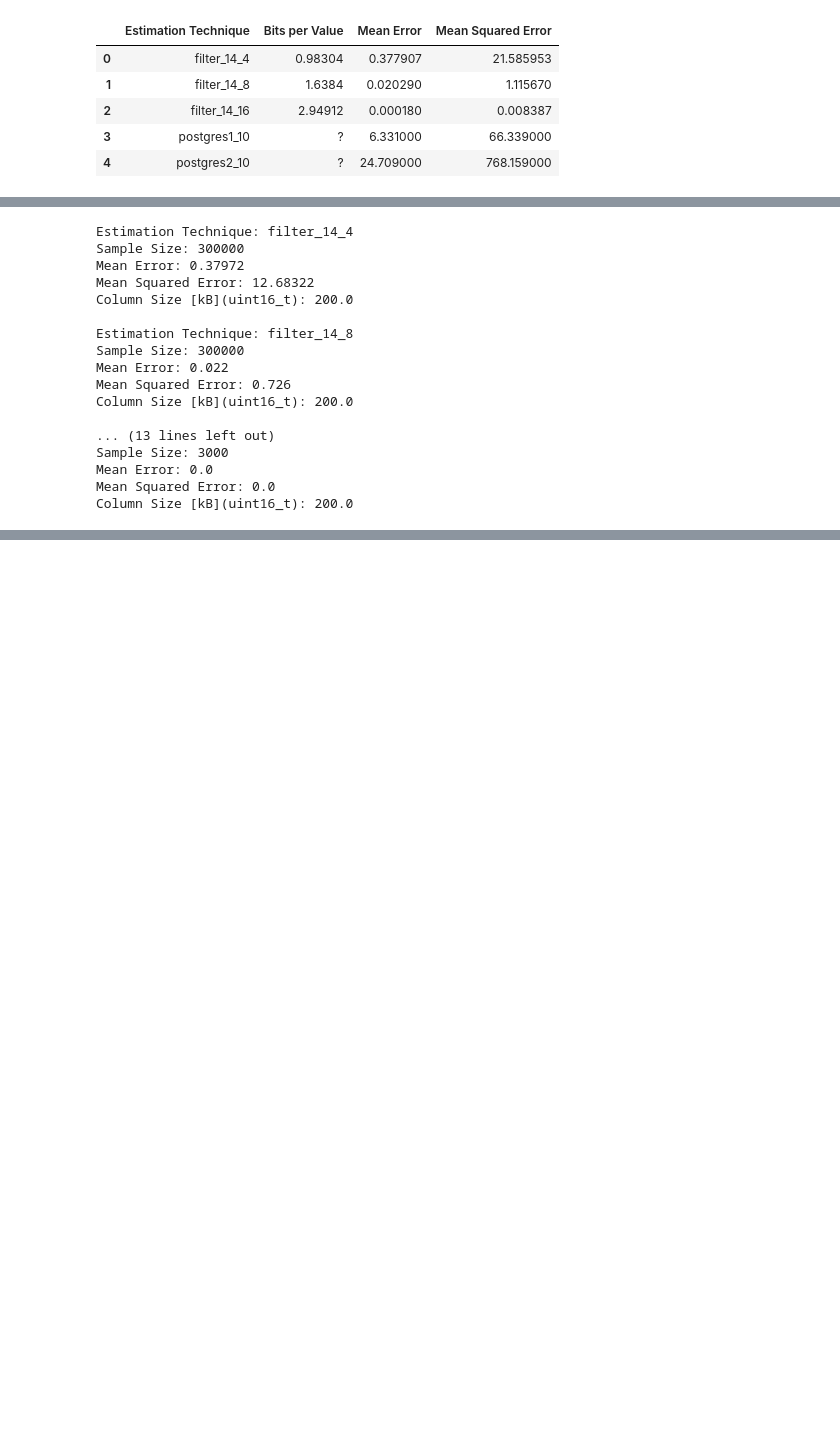
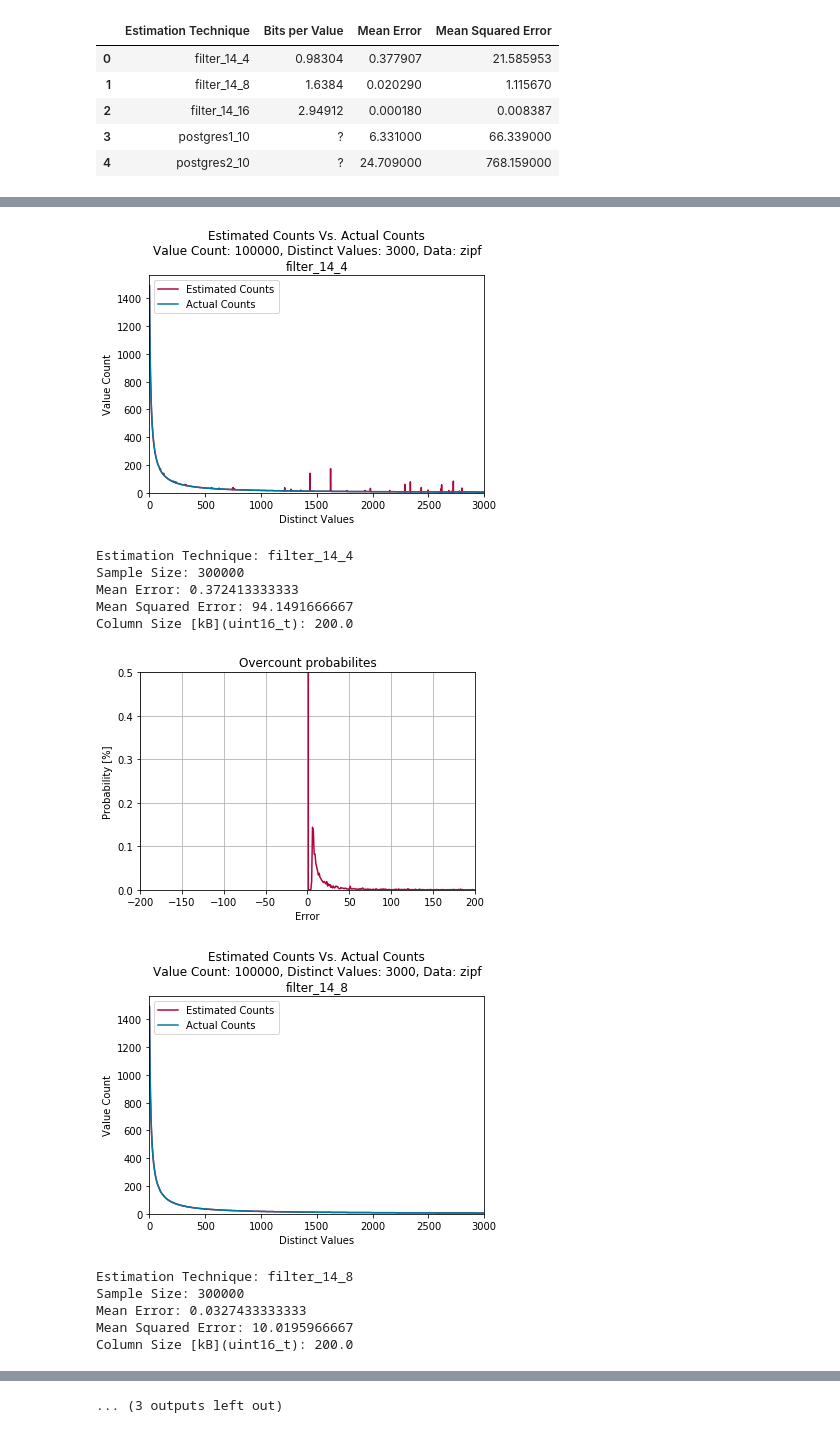
Before and after one commit to ArneMayer/MasterarbeitJupyter, a Jupyter notebook: Cardinality Estimation.ipynb, the cells around one changed output, grey strips where cells are left out. Cells and saved outputs as stored; diff of their text form; code cells hidden in the pictures; blank space fills up the shorter version.

```diff
--- a/Cardinality Estimation.ipynb
+++ b/Cardinality Estimation.ipynb
@@ -286,31 +280,33 @@ Column Size [kB](uint16_t): 200.0
-# %%
-data = "normal"
-distinct_values = 3000
-row_count = 100000
-
-#evaluate(14, 4, data, distinct_values)
-misestimation_evaluation(row_count, distinct_values, data_name, "filter_14_4")
-#evaluate(14, 8, data, distinct_values)
-misestimation_evaluation(row_count, distinct_values, data_name, "filter_14_8")
-#evaluate(14, 16, data, distinct_values)
-misestimation_evaluation(row_count, distinct_values, data_name, "filter_14_16")
-misestimation_evaluation(row_count, distinct_values, data_name, "postgres1_10")
-misestimation_evaluation(row_count, distinct_values, data_name, "postgres2_10")
-# %% [output]
-Estimation Technique: filter_14_4
-Sample Size: 300000
-Mean Error: 0.37972
-Mean Squared Error: 12.68322
-Column Size [kB](uint16_t): 200.0
-
-Estimation Technique: filter_14_8
-Sample Size: 300000
-Mean Error: 0.022
-Mean Squared Error: 0.726
-Column Size [kB](uint16_t): 200.0
-
-... (13 lines left out)
-Sample Size: 3000
-Mean Error: 0.0
-Mean Squared Error: 0.0
-Column Size [kB](uint16_t): 200.0
+# %%
+data = "normal"
+distinct_values = 3000
+row_count = 100000
+
+estimation_example(data_name, row_count, distinct_values, "filter_14_4")
+estimation_evaluation(data_name, row_count, distinct_values, "filter_14_4")
+
+estimation_example(data_name, row_count, distinct_values, "filter_14_8")
+estimation_evaluation(data_name, row_count, distinct_values, "filter_14_8")
+
+estimation_example(data_name, row_count, distinct_values, "filter_14_16")
+estimation_evaluation(data_name, row_count, distinct_values, "filter_14_16")
+
+estimation_example(data_name, row_count, distinct_values, "postgres1_10")
+estimation_evaluation(data_name, row_count, distinct_values, "postgres1_10")
+
+estimation_example(data_name, row_count, distinct_values, "postgres2_10")
+estimation_evaluation(data_name, row_count, distinct_values, "postgres2_10")
+# %% [output]
+[figure, added]
+Estimation Technique: filter_14_4
+Sample Size: 300000
+Mean Error: 0.372413333333
+Mean Squared Error: 94.1491666667
+Column Size [kB](uint16_t): 200.0
+[figure, added]
+[figure, added]
+Estimation Technique: filter_14_8
+Sample Size: 300000
+Mean Error: 0.0327433333333
+Mean Squared Error: 10.0195966667
+Column Size [kB](uint16_t): 200.0
@@ -316,0 +328 @@ Column Size [kB](uint16_t): 200.0
+... (3 outputs left out)
```
Also changed, not shown: parts of 4 cells of this notebook.
